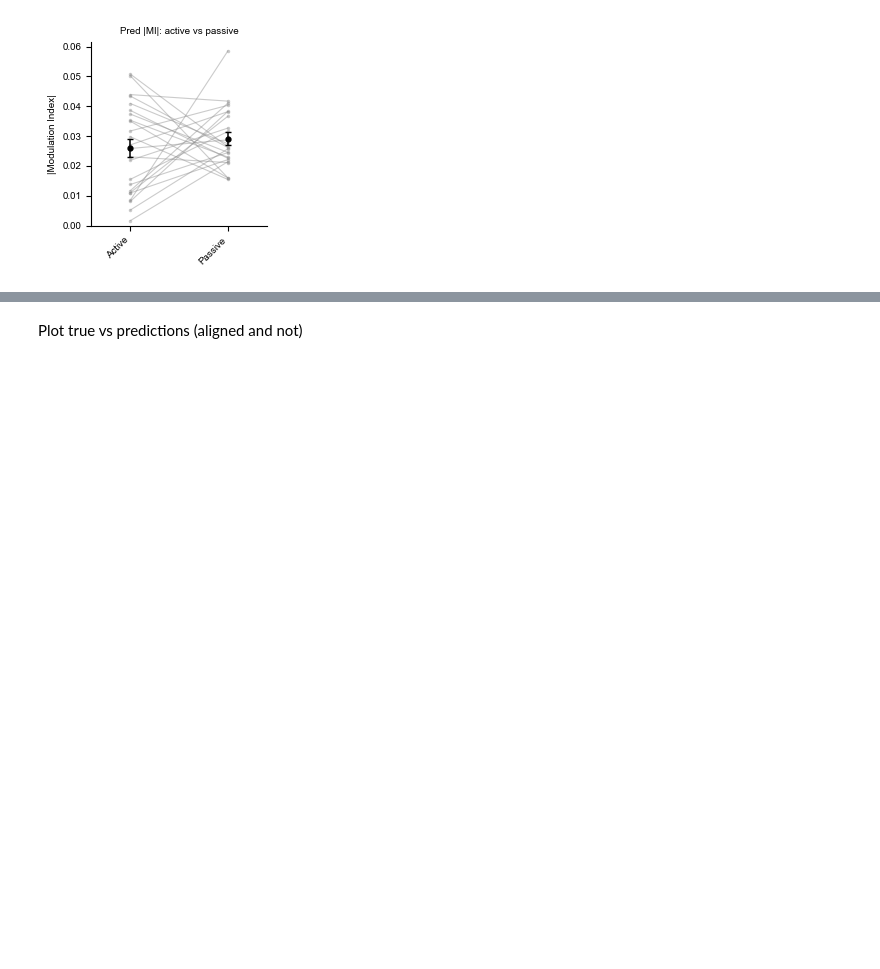
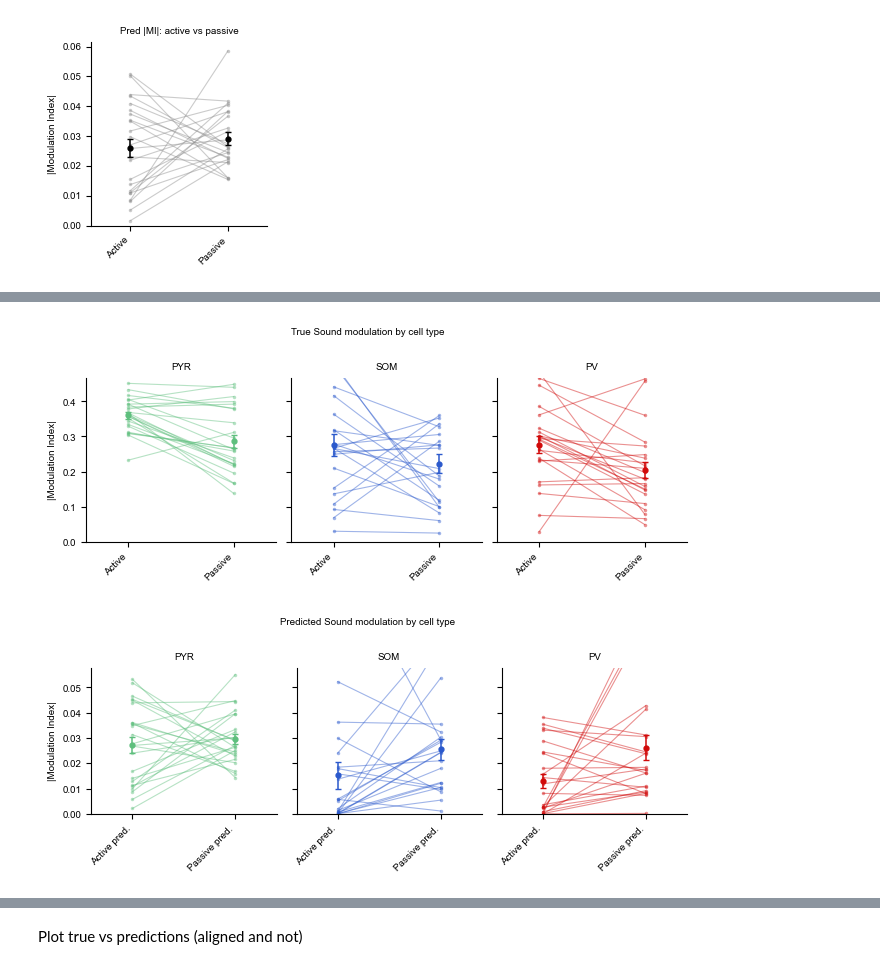
Before and after one commit to constanzabassi/GLM-analysis, a Jupyter notebook: notebooks/run_glm_encoding_analysis_running_models.ipynb, the cells around one changed output, grey strips where cells are left out. Drawn from its saved outputs; the diff is of its cells as text; code cells hidden in the pictures; blank space fills up the shorter version.

```diff
--- a/notebooks/run_glm_encoding_analysis_running_models.ipynb
+++ b/notebooks/run_glm_encoding_analysis_running_models.ipynb
@@ -596,0 +568,41 @@ fig, axs = plotter.plot_abs_metric_paired_summary_by_cell_type(
+# %%
+#ACTUAL VALUES!
+# Cell-type grouped |MI| for predicted active vs predicted passive
+summary_mi_celltype = plotter.summarize_abs_mi_by_dataset(
+    mi_context_dicts=[mi_true_active, mi_true_passive],
+    context_labels=["Active", "Passive"],
+    neuron_mask_dict=sound_responsive_mask_dict,
+    cell_type_dict=cell_type_dict,
+    datasets=datasets,
+)
+fig, axs = plotter.plot_abs_metric_paired_summary_by_cell_type(
+    summary_df=summary_mi_celltype,
+    metric_col="mean_abs_mi",
+    context_order=["Active", "Passive"],
+    cell_type_order=["PYR", "SOM", "PV"],
+    title="True Sound modulation by cell type",
+    ylabel="|Modulation Index|",
+    ylim=None,
+)
+
+#USING PREDICTED
+# Cell-type grouped |MI| for predicted active vs predicted passive
+summary_mi_celltype = plotter.summarize_abs_mi_by_dataset(
+    mi_context_dicts=[mi_pred_active, mi_pred_passive],
+    context_labels=["Active pred.", "Passive pred."],
+    neuron_mask_dict=sound_responsive_mask_dict,
+    cell_type_dict=cell_type_dict,
+    datasets=datasets,
+)
+fig, axs = plotter.plot_abs_metric_paired_summary_by_cell_type(
+    summary_df=summary_mi_celltype,
+    metric_col="mean_abs_mi",
+    context_order=["Active pred.", "Passive pred."],
+    cell_type_order=["PYR", "SOM", "PV"],
+    title="Predicted Sound modulation by cell type",
+    ylabel="|Modulation Index|",
+    ylim=None,
+)
+# %% [output]
+[figure, added]
+[figure, added]
```
Also changed, not shown: parts of 16 cells of this notebook.
